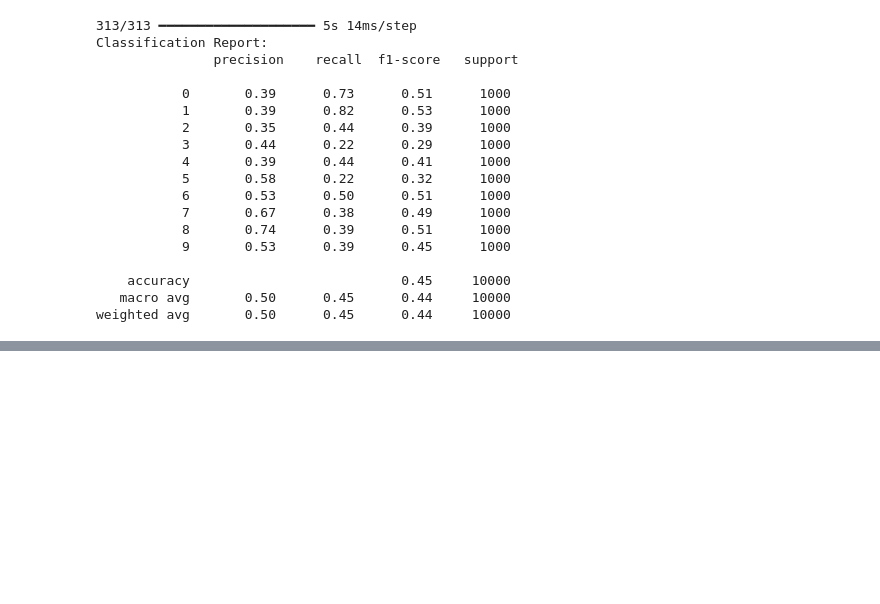
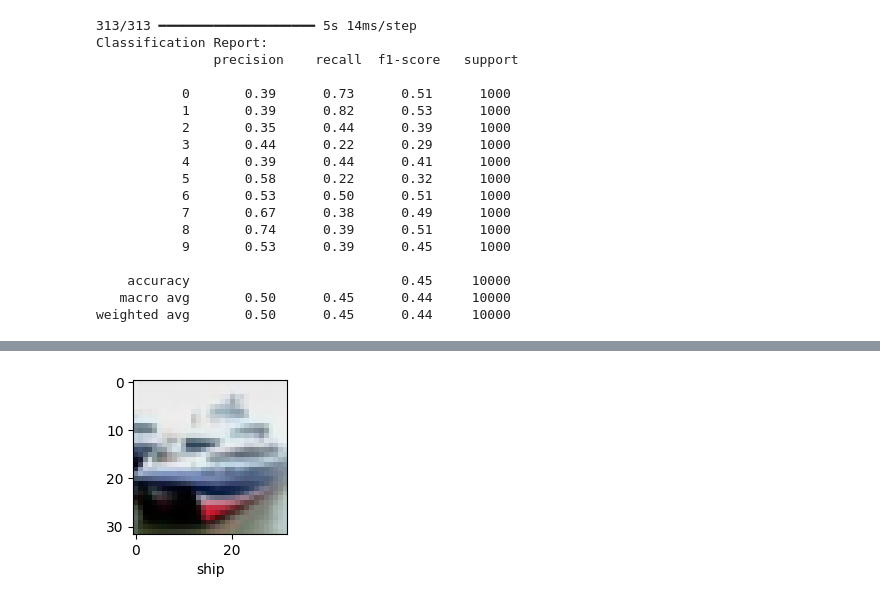
Before and after one commit to saketruia/DeepLearning, a Jupyter notebook: 12.Image Classification/Untitled.ipynb, the cells around one changed output, grey strips where cells are left out. Saved outputs shown, nothing was run; the diff lists cells and outputs as text; code cells hidden in the pictures; blank space fills up the shorter version.

```diff
--- a/12.Image Classification/Untitled.ipynb
+++ b/12.Image Classification/Untitled.ipynb
@@ -113,0 +159,4 @@ weighted avg       0.50      0.45      0.44     10000
+# %%
+plot_sample(X_test, y_test,1)
+# %% [output]
+[figure, added]
```
Also changed, not shown: parts of 7 cells of this notebook.
